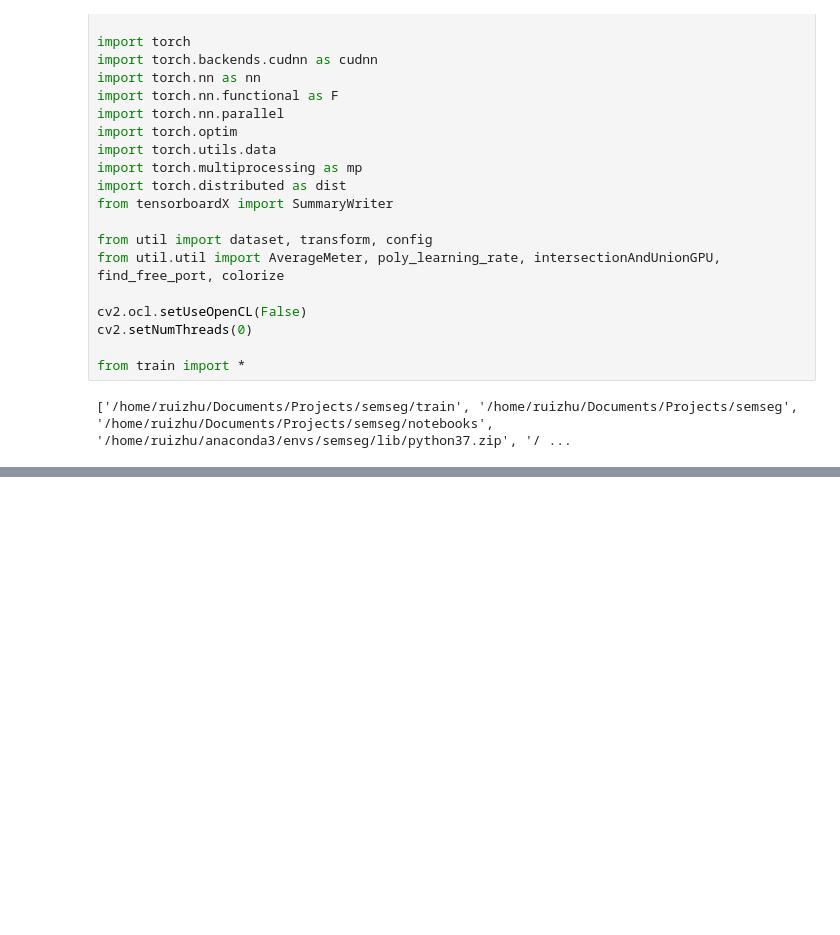
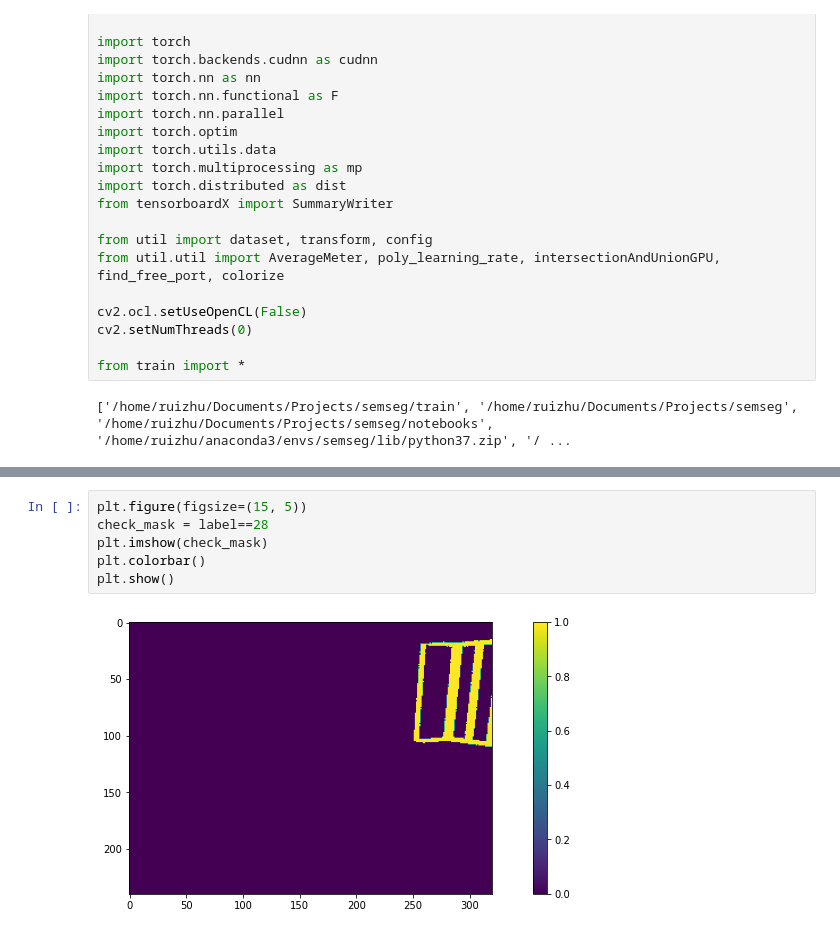
Before and after one commit to Jerrypiglet/semseg, a Jupyter notebook: notebooks/inspect_openrooms.ipynb, the cells around one changed output, grey strips where cells are left out. Cells and saved outputs as stored; diff of their text form; blank space fills up the shorter version.

```diff
--- a/notebooks/inspect_openrooms.ipynb
+++ b/notebooks/inspect_openrooms.ipynb
@@ -232,0 +271,8 @@ args['train_list']
+# %%
+plt.figure(figsize=(15, 5))
+check_mask = label==28
+plt.imshow(check_mask)
+plt.colorbar()
+plt.show()
+# %% [output]
+[figure, added]
```
Also changed, not shown: parts of 4 cells of this notebook, 35 other files.
